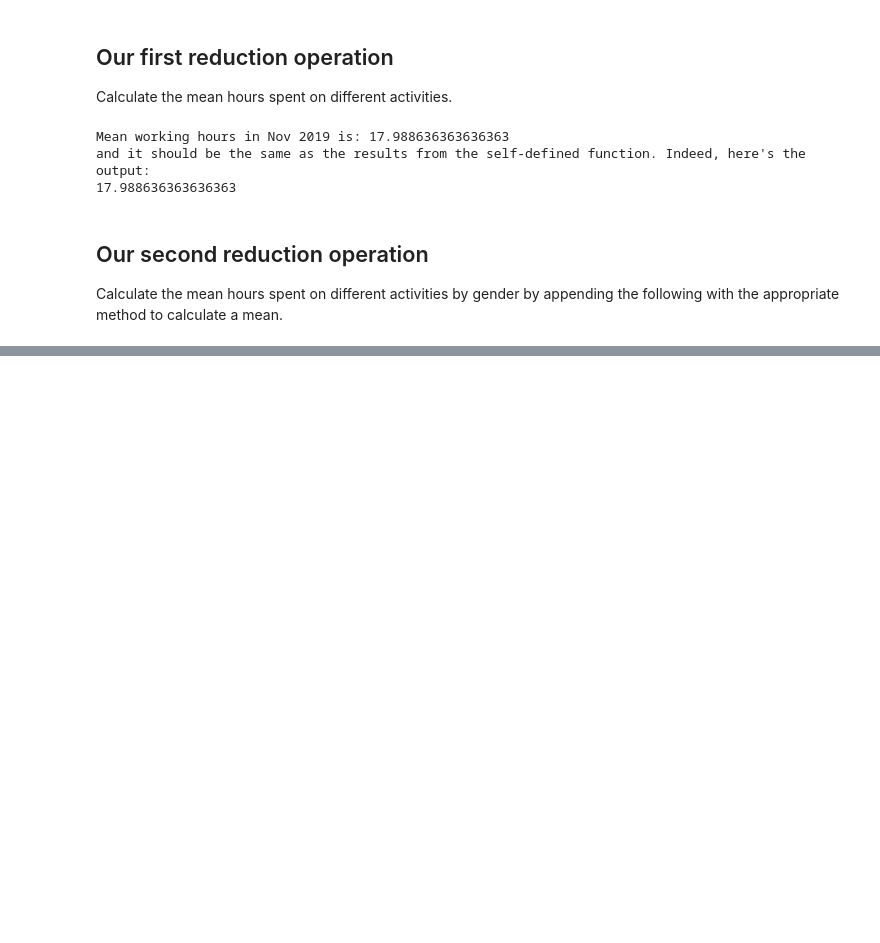
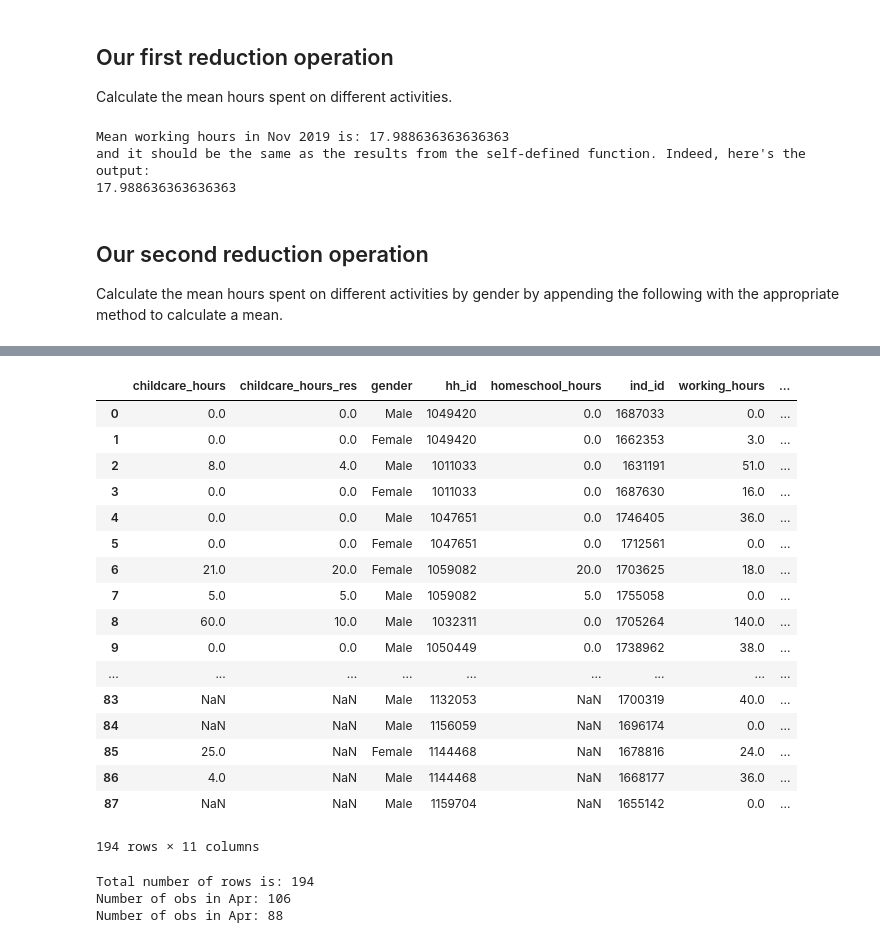
Before and after one commit to thanhan25/epp-materials, a Jupyter notebook: week-05/manage_data.ipynb, the cells around one changed output, grey strips where cells are left out. Drawn from its saved outputs; the diff is of its cells as text; code cells hidden in the pictures; blank space fills up the shorter version.

```diff
--- a/week-05/manage_data.ipynb
+++ b/week-05/manage_data.ipynb
@@ -303,0 +308,5 @@ nov_2019.groupby("gender")[["working_hours", "childcare_hours"]].mean()
+# %%
+# Creating new columns before appending:
+apr_2020['working_hours'] = pd.DataFrame([apr_2020.working_hours_home_nokids, apr_2020.working_hours_home_while_no_kids, apr_2020.working_hours_home_whilekids, apr_2020.working_hours_workplace]).sum(axis=0)
+
+apr_2020['childcare_hours'] = pd.DataFrame([apr_2020.childcare_hours_res, apr_2020.working_hours_home_whilekids]).sum(axis=0)
@@ -303,0 +327,36 @@ nov_2019.groupby("gender")[["working_hours", "childcare_hours"]].mean()
+# %%
+data_appended = apr_2020.append(nov_2019)
+# %%
+data_appended
+# %% [output]
+|  | childcare_hours | childcare_hours_res | gender | hh_id | homeschool_hours | ind_id | working_hours | ... |
+| 0 | 0.0 | 0.0 | Male | 1049420 | 0.0 | 1687033 | 0.0 | ... |
+| 1 | 0.0 | 0.0 | Female | 1049420 | 0.0 | 1662353 | 3.0 | ... |
+| 2 | 8.0 | 4.0 | Male | 1011033 | 0.0 | 1631191 | 51.0 | ... |
+| 3 | 0.0 | 0.0 | Female | 1011033 | 0.0 | 1687630 | 16.0 | ... |
+| 4 | 0.0 | 0.0 | Male | 1047651 | 0.0 | 1746405 | 36.0 | ... |
+| 5 | 0.0 | 0.0 | Female | 1047651 | 0.0 | 1712561 | 0.0 | ... |
+| 6 | 21.0 | 20.0 | Female | 1059082 | 20.0 | 1703625 | 18.0 | ... |
+| 7 | 5.0 | 5.0 | Male | 1059082 | 5.0 | 1755058 | 0.0 | ... |
+| 8 | 60.0 | 10.0 | Male | 1032311 | 0.0 | 1705264 | 140.0 | ... |
+| 9 | 0.0 | 0.0 | Male | 1050449 | 0.0 | 1738962 | 38.0 | ... |
+| ... | ... | ... | ... | ... | ... | ... | ... | ... |
+| 83 | NaN | NaN | Male | 1132053 | NaN | 1700319 | 40.0 | ... |
+| 84 | NaN | NaN | Male | 1156059 | NaN | 1696174 | 0.0 | ... |
+| 85 | 25.0 | NaN | Female | 1144468 | NaN | 1678816 | 24.0 | ... |
+| 86 | 4.0 | NaN | Male | 1144468 | NaN | 1668177 | 36.0 | ... |
+| 87 | NaN | NaN | Male | 1159704 | NaN | 1655142 | 0.0 | ... |
+194 rows × 11 columns
+# %%
+# Verify that we did not miss any row:
+print(f"Total number of rows is: {apr_2020.shape[0] + nov_2019.shape[0]}")
+
+# Print the number of rows of apr_2020:
+print(f"Number of obs in Apr: {apr_2020.shape[0]}")
+
+# Print the number of rows of nov_2019:
+print(f"Number of obs in Apr: {nov_2019.shape[0]}")
+# %% [output]
+Total number of rows is: 194
+Number of obs in Apr: 106
+Number of obs in Apr: 88
```
Also changed, not shown: parts of 17 cells of this notebook.
